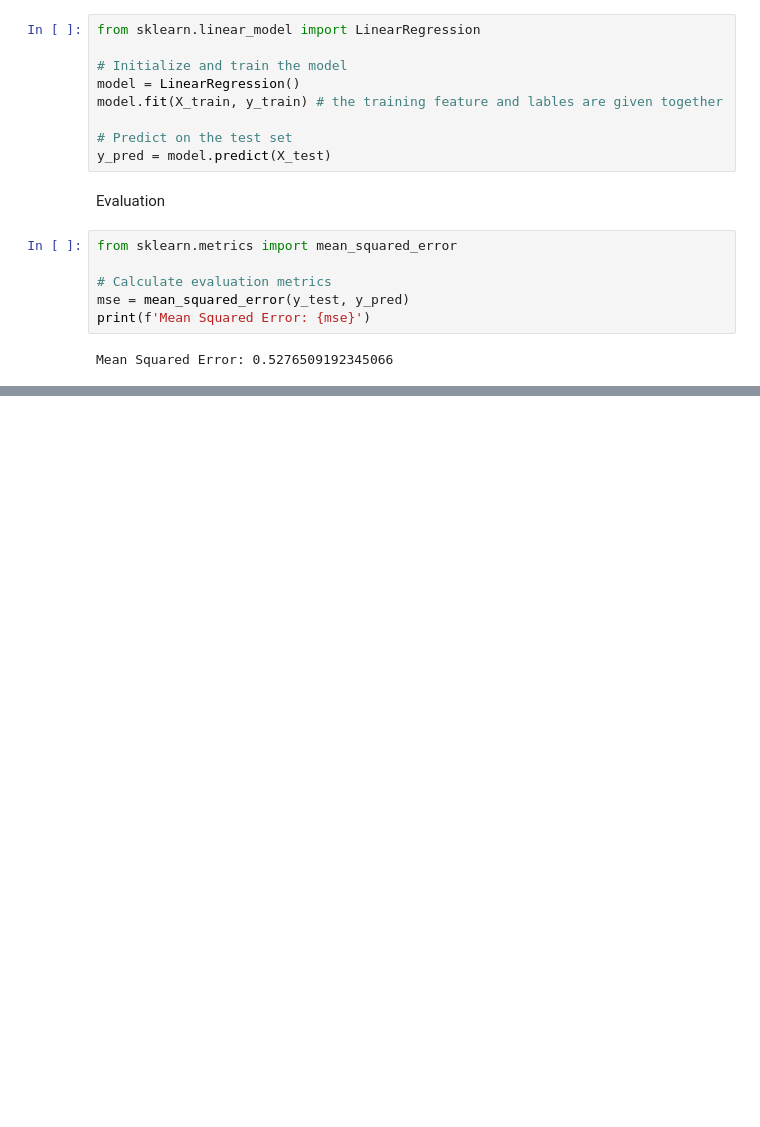
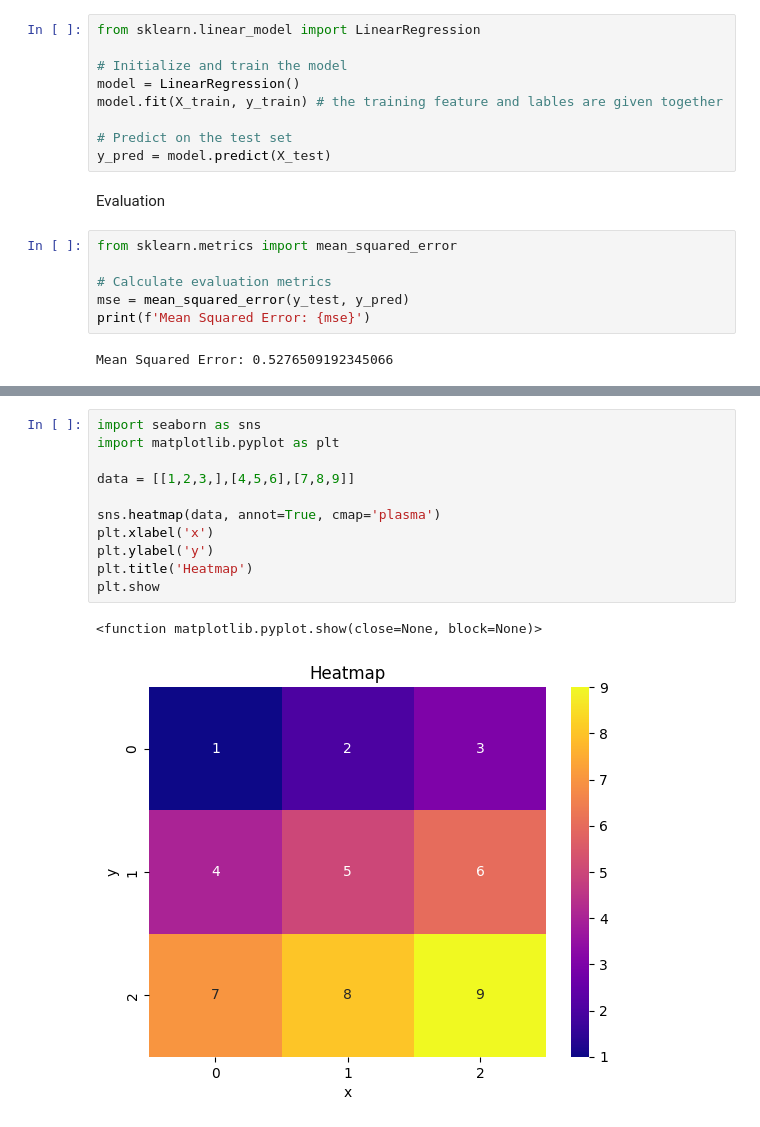
Before and after one commit to Roshan-Chourasia/Github-repository, a Jupyter notebook: Regression_using_machine_learning.ipynb, the cells around one changed output, grey strips where cells are left out. Saved outputs shown, nothing was run; the diff lists cells and outputs as text; blank space fills up the shorter version.

```diff
--- a/Regression_using_machine_learning.ipynb
+++ b/Regression_using_machine_learning.ipynb
@@ -138,0 +158,14 @@ Mean Squared Error: 0.5276509192345066
+# %%
+import seaborn as sns
+import matplotlib.pyplot as plt
+
+data = [[1,2,3,],[4,5,6],[7,8,9]]
+
+sns.heatmap(data, annot=True, cmap='plasma')
+plt.xlabel('x')
+plt.ylabel('y')
+plt.title('Heatmap')
+plt.show
+# %% [output]
+<function matplotlib.pyplot.show(close=None, block=None)>
+[figure, added]
```
Also changed, not shown: parts of 1 cell of this notebook.
